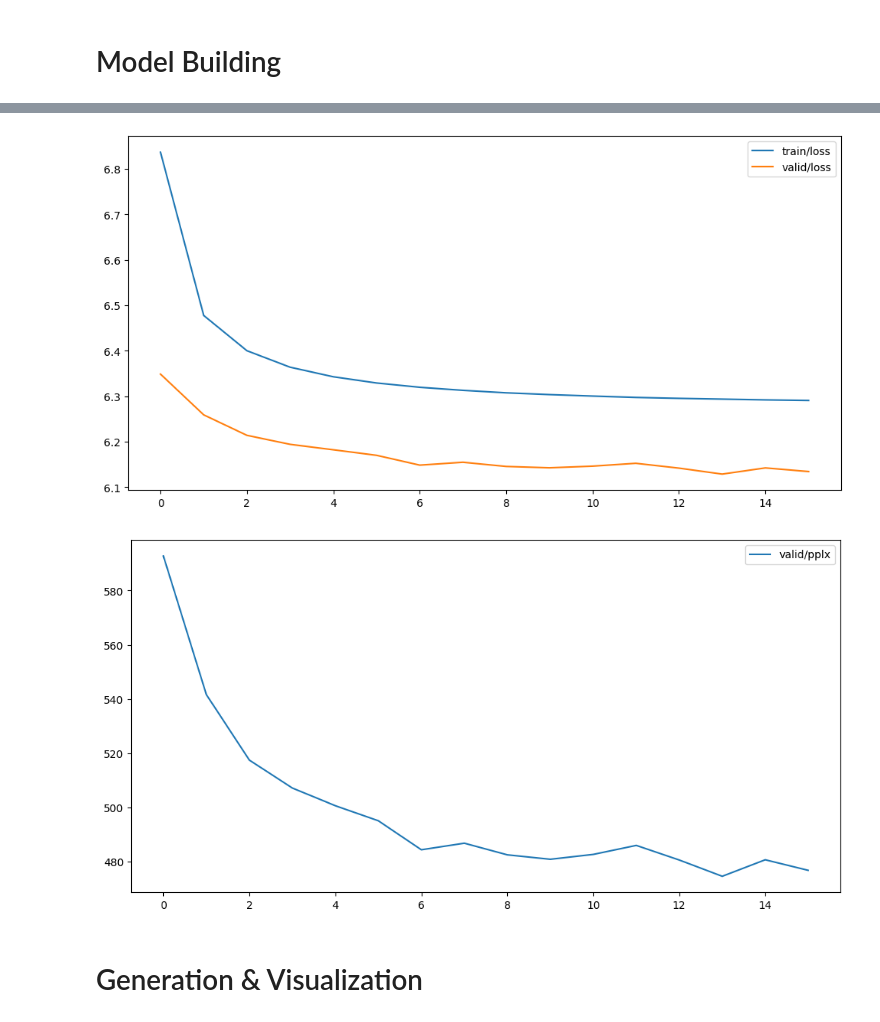
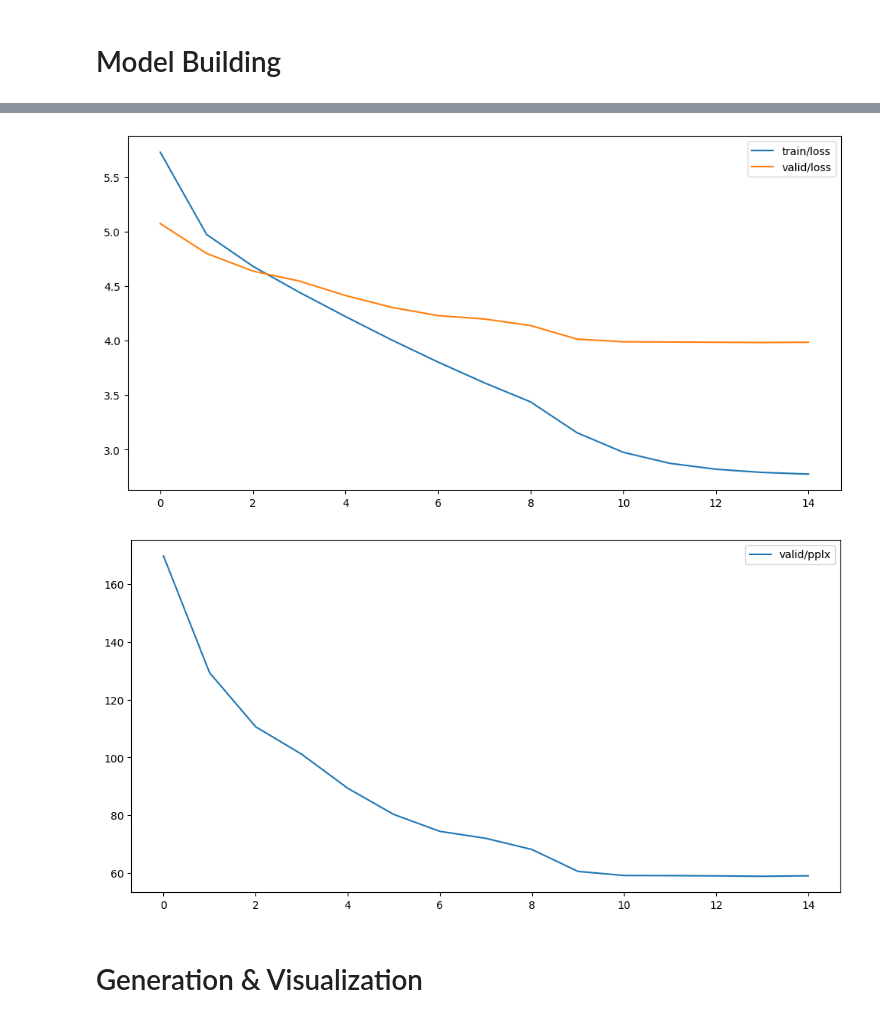
Before and after one commit to riyadhrazzaq/learntoask-paper-replication, a Jupyter notebook: notebooks/baseline.ipynb, the cells around one changed output, grey strips where cells are left out. Drawn from its saved outputs; the diff is of its cells as text; code cells hidden in the pictures.

```diff
--- a/notebooks/baseline.ipynb
+++ b/notebooks/baseline.ipynb
@@ -37,7 +40,8 @@ print(len(src_vocab), len(tgt_vocab))
 # %%
 train_ds = SourceTargetDataset(
     data_dir=data_root,
-    prefix="train",
+    srcfile=data_root + "/train.src",
+    tgtfile=data_root + "/train.tgt",
     src_vocab=src_vocab,
     tgt_vocab=tgt_vocab,
     src_max_seq=cfg["src_max_seq"],
@@ -50,7 +54,8 @@ tgt_tokenizer = train_ds.tgt_tokenizer
 
 dev_ds = SourceTargetDataset(
     data_dir=data_root,
-    prefix="dev",
+    srcfile=data_root + "/dev.src",
+    tgtfile=data_root + "/dev.tgt",
     src_vocab=src_vocab,
     tgt_vocab=tgt_vocab,
     src_max_seq=cfg["src_max_seq"],
@@ -77,26 +82,6 @@ src: torch.Size([64, 40]), tgt: torch.Size([64, 12]), src_mask: torch.Size([64,
 # %% [markdown]
 # Misc Utils
 # %%
-def save_history(history, history_dir, save_graph=True):
-    if not os.path.exists(history_dir):
-        os.makedirs(history_dir)
-
-    with open(f"{history_dir}/history.json", "w") as f:
-        json.dump(history, f)
-
-    if save_graph:
-        fig, ax = plt.subplots(1, 1, figsize=(12, 6))
-        ax.plot(history["train/loss"], label="train/loss")
-        ax.plot(history["valid/loss"], label="valid/loss")
-        ax.legend()
-        plt.savefig(f"{history_dir}/history_loss.png")
-
-        fig, ax = plt.subplots(1, 1, figsize=(12, 6))
-        ax.plot(history["valid/pplx"], label="valid/pplx")
-        ax.legend()
-        plt.savefig(f"{history_dir}/history_pplx.png")
-
-
 def plot_attention(attention, src, tgt):
     src = src.split()[: attention.size(0)]
     tgt = tgt.split()
@@ -126,6 +111,7 @@ def plot_attention(attention, src, tgt):
 cfg["experiment_name"] = "debug1"
 checkpoint_dir = f"{cfg['checkpoint_dir']}/{cfg['experiment_name']}"
 history_dir = f"{checkpoint_dir}/history"
+cfg["max_epoch"] = 15
 
 model = Seq2Seq(
     src_vocab_size=len(src_vocab),
@@ -143,10 +129,7 @@ model = Seq2Seq(
     dropout=cfg["dropout"],
 )
 
-optimizer = torch.optim.SGD(
-    model.parameters(), lr=cfg["lr"], weight_decay=cfg["weight_decay"]
-)
-
+optimizer, lr_scheduler = init_optimizer_scheduler(model, cfg)
 
 history = fit(
     model=model,
@@ -157,7 +140,7 @@ history = fit(
     checkpoint_dir=checkpoint_dir,
     max_step=-1,
     epoch=0,
-    lr_scheduler=None,
+    lr_scheduler=lr_scheduler,
     ignore_index=tgt_vocab["<PAD>"],
 )
 # %% [output]
@@ -181,7 +164,7 @@ Epoch: 16,      Train Loss: 6.290649706568779,  Val Loss: 6.13426930358611
 # %%
-save_history(history, history_dir, save_graph=True)
+save_history(history, cfg, history_dir, save_graph=True)
 # %% [output]
-[figure, old version]
+[figure, new version]
-[figure, old version]
+[figure, new version]
 # %% [markdown]
 # Generation & Visualization
```
Also changed, not shown: parts of 7 cells of this notebook, 11 other files.
